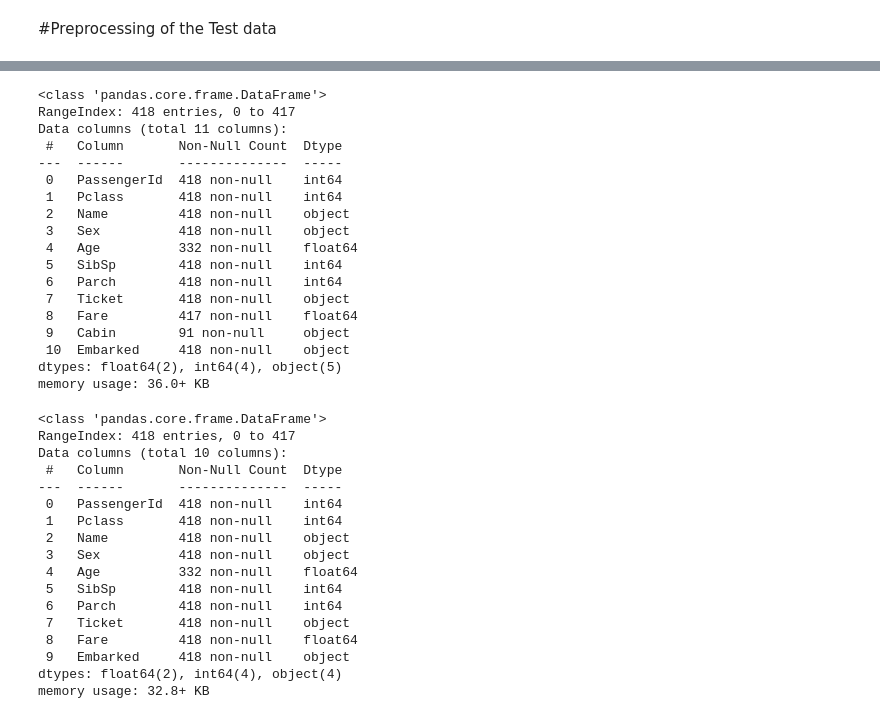
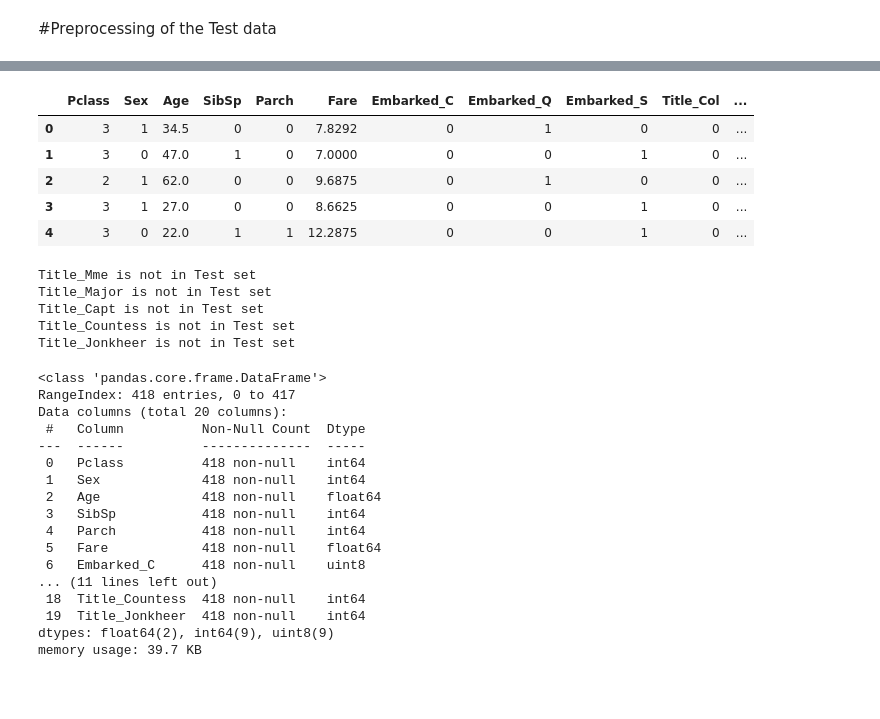
Before and after one commit to Bigfredoh/Machine-Learning, a Jupyter notebook: Titanic.ipynb, the cells around one changed output, grey strips where cells are left out. Saved outputs shown, nothing was run; the diff lists cells and outputs as text; code cells hidden in the pictures; blank space fills up the shorter version.

```diff
--- a/Titanic.ipynb
+++ b/Titanic.ipynb
@@ -180,21 +165,44 @@ test_df.head()
+# %%
+X_test = pd.get_dummies(X_test, columns=[ 'Embarked', 'Title'])
+# %%
+X_test.head()
+# %% [output]
+|  | Pclass | Sex | Age | SibSp | Parch | Fare | Embarked_C | Embarked_Q | Embarked_S | Title_Col | ... |
+| 0 | 3 | 1 | 34.5 | 0 | 0 | 7.8292 | 0 | 1 | 0 | 0 | ... |
+| 1 | 3 | 0 | 47.0 | 1 | 0 | 7.0000 | 0 | 0 | 1 | 0 | ... |
+| 2 | 2 | 1 | 62.0 | 0 | 0 | 9.6875 | 0 | 1 | 0 | 0 | ... |
+| 3 | 3 | 1 | 27.0 | 0 | 0 | 8.6625 | 0 | 0 | 1 | 0 | ... |
+| 4 | 3 | 0 | 22.0 | 1 | 1 | 12.2875 | 0 | 0 | 1 | 0 | ... |
+# %%
+total_titles = train_df['Title'].unique().tolist()
+test_titles = test_df['Title'].unique().tolist()
+for title in total_titles:
+  if title not in test_titles:
+    print('Title_' + title + ' is not in Test set')
+    X_test['Title_' + title] = 0
+# %% [output]
+Title_Mme is not in Test set
+Title_Major is not in Test set
+Title_Capt is not in Test set
+Title_Countess is not in Test set
+Title_Jonkheer is not in Test set
 # %%
-test_df.info()
+X_test.info()
 # %% [output]
 <class 'pandas.core.frame.DataFrame'>
 RangeIndex: 418 entries, 0 to 417
-Data columns (total 11 columns):
- #   Column       Non-Null Count  Dtype
----  ------       --------------  -----
- 0   PassengerId  418 non-null    int64
- 1   Pclass       418 non-null    int64
- 2   Name         418 non-null    object
- 3   Sex          418 non-null    object
- 4   Age          332 non-null    float64
- 5   SibSp        418 non-null    int64
- 6   Parch        418 non-null    int64
- 7   Ticket       418 non-null    object
- 8   Fare         417 non-null    float64
- 9   Cabin        91 non-null     object
- 10  Embarked     418 non-null    object
-dtypes: float64(2), int64(4), object(5)
-memory usage: 36.0+ KB
+Data columns (total 20 columns):
+ #   Column          Non-Null Count  Dtype
+---  ------          --------------  -----
+ 0   Pclass          418 non-null    int64
+ 1   Sex             418 non-null    int64
+ 2   Age             418 non-null    float64
+ 3   SibSp           418 non-null    int64
+ 4   Parch           418 non-null    int64
+ 5   Fare            418 non-null    float64
+ 6   Embarked_C      418 non-null    uint8
+... (11 lines left out)
+ 18  Title_Countess  418 non-null    int64
+ 19  Title_Jonkheer  418 non-null    int64
+dtypes: float64(2), int64(9), uint8(9)
+memory usage: 39.7 KB
@@ -205,20 +208,0 @@ test_df['Fare'].fillna(test_df['Fare'].mean(), inplace = True)
-# %%
-test_df.info()
-# %% [output]
-<class 'pandas.core.frame.DataFrame'>
-RangeIndex: 418 entries, 0 to 417
-Data columns (total 10 columns):
- #   Column       Non-Null Count  Dtype
----  ------       --------------  -----
- 0   PassengerId  418 non-null    int64
- 1   Pclass       418 non-null    int64
- 2   Name         418 non-null    object
- 3   Sex          418 non-null    object
- 4   Age          332 non-null    float64
- 5   SibSp        418 non-null    int64
- 6   Parch        418 non-null    int64
- 7   Ticket       418 non-null    object
- 8   Fare         418 non-null    float64
- 9   Embarked     418 non-null    object
-dtypes: float64(2), int64(4), object(4)
-memory usage: 32.8+ KB
```
Also changed, not shown: parts of 23 cells of this notebook.
